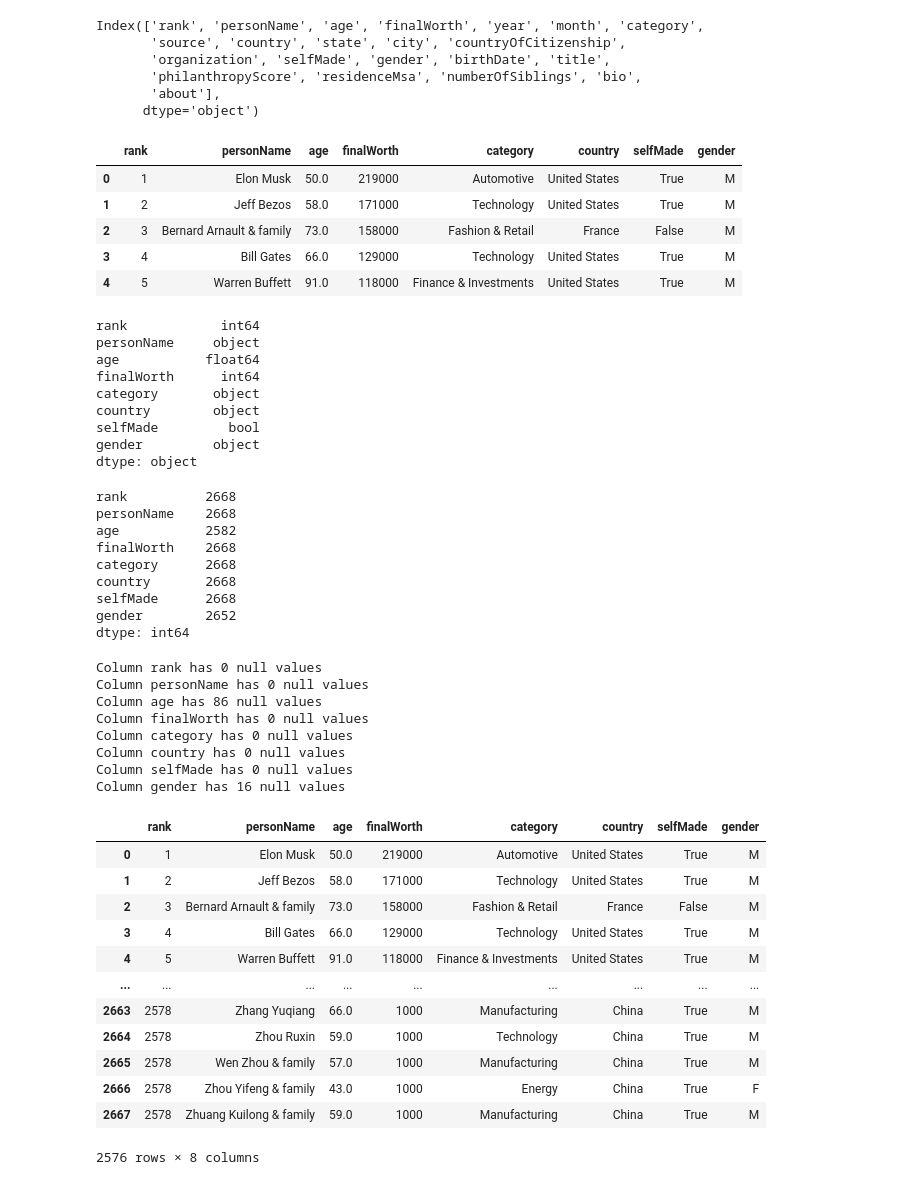
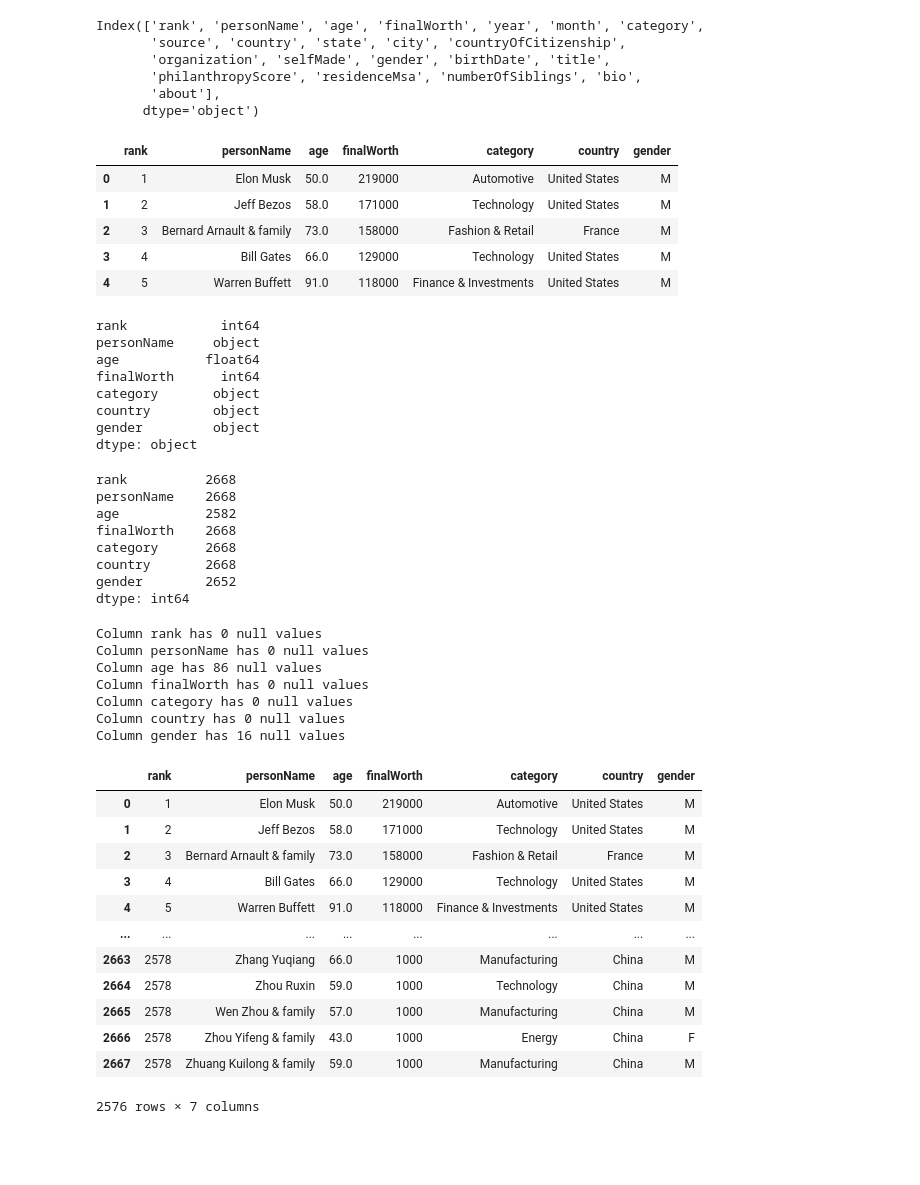
Before and after one commit to SEngel23/Billionaire_Analysis, a Jupyter notebook: cleaning_data.ipynb, the cells around one changed output. Cells and saved outputs as stored; diff of their text form; code cells hidden in the pictures; blank space fills up the shorter version.

Commit message:
Dropped selfMade column

```diff
--- a/cleaning_data.ipynb
+++ b/cleaning_data.ipynb
@@ -28,17 +28,17 @@ Index(['rank', 'personName', 'age', 'finalWorth', 'year', 'month', 'category',
 # %%
 # drop unnecessary columns ['year', 'month', 'countryOfCitizenship', 'source', 'state', 'city', 'organization', 'philanthropyScore', 'residenceMsa', 'numberOfSiblings', 'bio', 'about', 'title']
 cols = ['year', 'month', 'countryOfCitizenship', 'source', 'state', 'city', 'organization', 'philanthropyScore', 'residenceMsa', 'numberOfSiblings', 'bio',
-       'about', 'title', 'birthDate']
+       'about', 'title', 'birthDate', 'selfMade']
 
 df = df.drop(columns=cols)
 df.head()
 # %% [output]
-|  | rank | personName | age | finalWorth | category | country | selfMade | gender |
-| 0 | 1 | Elon Musk | 50.0 | 219000 | Automotive | United States | True | M |
-| 1 | 2 | Jeff Bezos | 58.0 | 171000 | Technology | United States | True | M |
-| 2 | 3 | Bernard Arnault & family | 73.0 | 158000 | Fashion & Retail | France | False | M |
-| 3 | 4 | Bill Gates | 66.0 | 129000 | Technology | United States | True | M |
-| 4 | 5 | Warren Buffett | 91.0 | 118000 | Finance & Investments | United States | True | M |
+|  | rank | personName | age | finalWorth | category | country | gender |
+| 0 | 1 | Elon Musk | 50.0 | 219000 | Automotive | United States | M |
+| 1 | 2 | Jeff Bezos | 58.0 | 171000 | Technology | United States | M |
+| 2 | 3 | Bernard Arnault & family | 73.0 | 158000 | Fashion & Retail | France | M |
+| 3 | 4 | Bill Gates | 66.0 | 129000 | Technology | United States | M |
+| 4 | 5 | Warren Buffett | 91.0 | 118000 | Finance & Investments | United States | M |
 # %%
 # Check data types
 df.dtypes
@@ -49,7 +49,6 @@ age           float64
 finalWorth      int64
 category       object
 country        object
-selfMade         bool
 gender         object
 dtype: object
 # %%
@@ -62,7 +61,6 @@ age           2582
 finalWorth    2668
 category      2668
 country       2668
-selfMade      2668
 gender        2652
 dtype: int64
 # %%
@@ -76,26 +74,25 @@ Column age has 86 null values
 Column finalWorth has 0 null values
 Column category has 0 null values
 Column country has 0 null values
-Column selfMade has 0 null values
 Column gender has 16 null values
 # %%
 # drop NaN values
 df_cleaned = df.dropna()
 df_cleaned
 # %% [output]
-|  | rank | personName | age | finalWorth | category | country | selfMade | gender |
-| 0 | 1 | Elon Musk | 50.0 | 219000 | Automotive | United States | True | M |
-| 1 | 2 | Jeff Bezos | 58.0 | 171000 | Technology | United States | True | M |
-| 2 | 3 | Bernard Arnault & family | 73.0 | 158000 | Fashion & Retail | France | False | M |
-| 3 | 4 | Bill Gates | 66.0 | 129000 | Technology | United States | True | M |
-| 4 | 5 | Warren Buffett | 91.0 | 118000 | Finance & Investments | United States | True | M |
-| ... | ... | ... | ... | ... | ... | ... | ... | ... |
-| 2663 | 2578 | Zhang Yuqiang | 66.0 | 1000 | Manufacturing | China | True | M |
-| 2664 | 2578 | Zhou Ruxin | 59.0 | 1000 | Technology | China | True | M |
-| 2665 | 2578 | Wen Zhou & family | 57.0 | 1000 | Manufacturing | China | True | M |
-| 2666 | 2578 | Zhou Yifeng & family | 43.0 | 1000 | Energy | China | True | F |
-| 2667 | 2578 | Zhuang Kuilong & family | 59.0 | 1000 | Manufacturing | China | True | M |
+|  | rank | personName | age | finalWorth | category | country | gender |
+| 0 | 1 | Elon Musk | 50.0 | 219000 | Automotive | United States | M |
+| 1 | 2 | Jeff Bezos | 58.0 | 171000 | Technology | United States | M |
+| 2 | 3 | Bernard Arnault & family | 73.0 | 158000 | Fashion & Retail | France | M |
+| 3 | 4 | Bill Gates | 66.0 | 129000 | Technology | United States | M |
+| 4 | 5 | Warren Buffett | 91.0 | 118000 | Finance & Investments | United States | M |
+| ... | ... | ... | ... | ... | ... | ... | ... |
+| 2663 | 2578 | Zhang Yuqiang | 66.0 | 1000 | Manufacturing | China | M |
+| 2664 | 2578 | Zhou Ruxin | 59.0 | 1000 | Technology | China | M |
+| 2665 | 2578 | Wen Zhou & family | 57.0 | 1000 | Manufacturing | China | M |
+| 2666 | 2578 | Zhou Yifeng & family | 43.0 | 1000 | Energy | China | F |
+| 2667 | 2578 | Zhuang Kuilong & family | 59.0 | 1000 | Manufacturing | China | M |
-2576 rows × 8 columns
+2576 rows × 7 columns
 # %%
 # check for duplicates
 df_cleaned.drop_duplicates()
```
Also changed, not shown: parts of 9 cells of this notebook, 1 other file.
